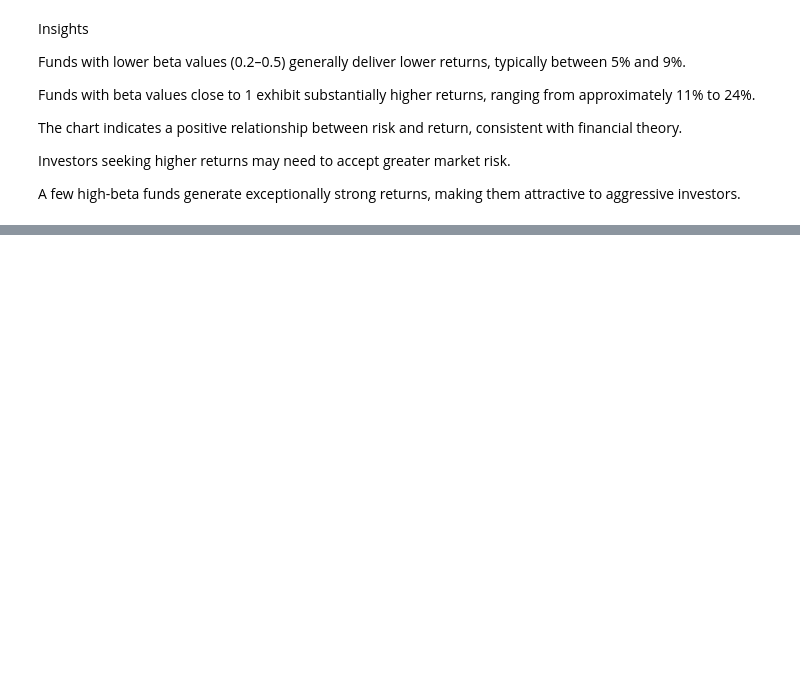
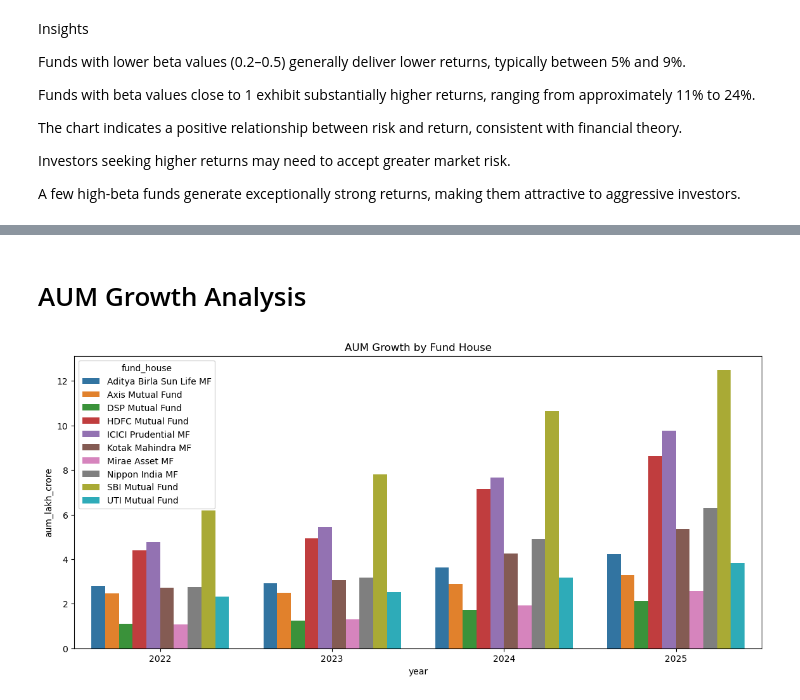
Before and after one commit to varuag09/bluestock_mf_capstone, a Jupyter notebook: notebooks/03_eda_analysis.ipynb, the cells around one changed output, grey strips where cells are left out. Cells and saved outputs as stored; diff of their text form; code cells hidden in the pictures; blank space fills up the shorter version.

```diff
--- a/notebooks/03_eda_analysis.ipynb
+++ b/notebooks/03_eda_analysis.ipynb
@@ -302,0 +368,28 @@ A few high-beta funds generate exceptionally strong returns, making them attract
+# %% [markdown]
+# AUM Growth Analysis
+# %%
+aum["date"] = pd.to_datetime(aum["date"])
+
+aum["year"] = aum["date"].dt.year
+
+aum_year = (
+    aum.groupby(
+        ["year","fund_house"]
+    )["aum_lakh_crore"]
+    .mean()
+    .reset_index()
+)
+
+plt.figure(figsize=(14,6))
+
+sns.barplot(
+    data=aum_year,
+    x="year",
+    y="aum_lakh_crore",
+    hue="fund_house"
+)
+
+plt.title("AUM Growth by Fund House")
+plt.show()
+# %% [output]
+[figure, added]
```
Also changed, not shown: parts of 37 cells of this notebook, 1 other file.
